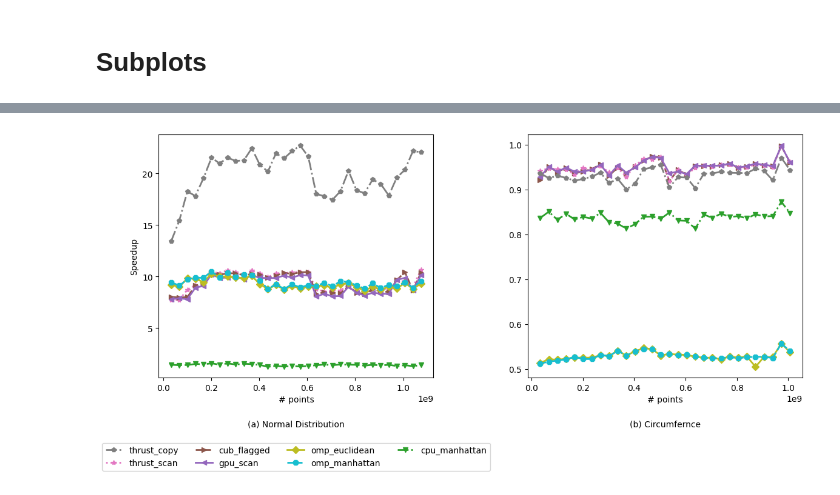
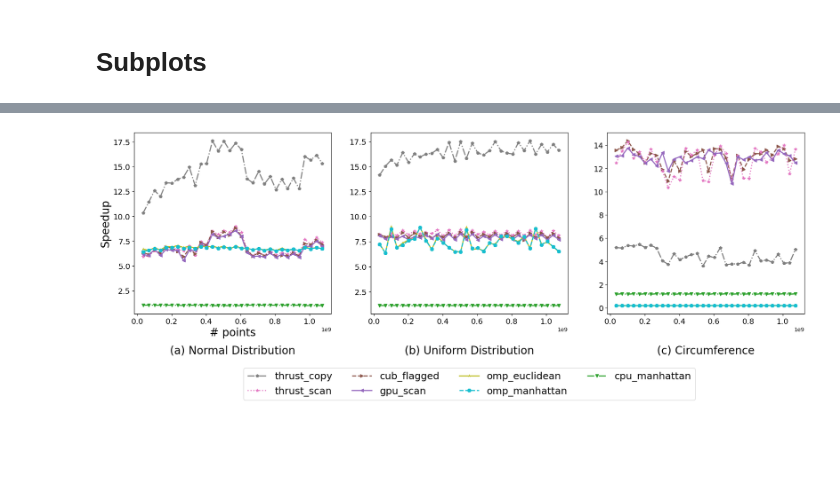
Before and after one commit to rcarrascoc/GPU-2D-Convex_Hull_Filter, a Jupyter notebook: plots/experiments.ipynb, the cells around one changed output, grey strips where cells are left out. Drawn from its saved outputs; the diff is of its cells as text; code cells hidden in the pictures; blank space fills up the shorter version.

```diff
--- a/plots/experiments.ipynb
+++ b/plots/experiments.ipynb
@@ -728,8 +1233,10 @@ sorted_labels_circumference = sorted(legend_labels_circumference, key=lambda x:
 plt.figure(figsize=(10, 6))
 for i, label in enumerate(sorted_labels_circumference):
     if label != 'cpu_euclidean':
-        plt.plot(numero, legend_labels_circumference[label], label=label, color=color_mapping[label], linewidth=2,
-                linestyle=line_styles[label], marker=markers[label], **marker_style)
+        y_values = legend_labels_circumference[label]
+        x_values = numero[:len(y_values)]
+        plt.plot(x_values, y_values, label=label, color=color_mapping[label], linewidth=2,
+                 linestyle=line_styles[label], marker=markers[label], **marker_style)
 plt.xlabel('# points')
 plt.ylabel('Speedup')
 #plt.yscale('log')
@@ -878,9 +1555,11 @@ plt.show()
 # Plot the arrays in the desired order with segmented lines and markers
 plt.figure(figsize=(10, 6))
 for i, label in enumerate(sorted_labels_ch_circumference):
-    if label != 'omp_euclidean' and label != 'omp_manhattan' and label != 'cgal_ch_2' and label != 'cgal_ch_graham' and label != 'cpu_manhattan' and label != 'cpu_euclidean':
-        plt.plot(numero_circumference, legend_labels_ch_circumference[label], label=label, color=color_mapping[label], linewidth=2,
-                linestyle=line_styles[label], marker=markers[label], **marker_style)
+    if label != 'omp_euclidean' and label != 'omp_manhattan' and label != 'cgal_ch_2' and label != 'cgal_graham_andrew' and label != 'cpu_manhattan' and label != 'cpu_euclidean' and label != 'qhull':
+        y_values = legend_labels_ch_circumference[label]
+        x_values = numero[:len(y_values)]
+        plt.plot(x_values, y_values, label=label, color=color_mapping[label], linewidth=2,
+                 linestyle=line_styles[label], marker=markers[label], **marker_style)
 
 plt.xlabel('# points')
 plt.ylabel('Speedup')
@@ -898,8 +1577,10 @@ plt.show()
 plt.figure(figsize=(10, 6))
 for i, label in enumerate(sorted_labels_ch_circumference):
     if label != 'cub_flagged' and label != 'thrust_scan' and label != 'thrust_copy' and label != 'cgal_ch_2':
-        plt.plot(numero_circumference, legend_labels_ch_circumference[label], label=label, color=color_mapping[label], linewidth=2,
-                linestyle=line_styles[label], marker=markers[label], **marker_style)
+        y_values = legend_labels_ch_normal[label]
+        x_values = numero[:len(y_values)]
+        plt.plot(x_values, y_values, label=label, color=color_mapping[label], linewidth=2,
+                 linestyle=line_styles[label], marker=markers[label], **marker_style)
 
 plt.xlabel('# points')
 plt.ylabel('Speedup')
@@ -941,31 +1636,56 @@ plt.show()
 # %%
-fig, axes = plt.subplots(1, 2, figsize=(12, 6), sharey=False)
+font_size = 20
+
+fig, axes = plt.subplots(1, 3, figsize=(22, 6), sharey=False)
 
 # Plot the arrays in the desired order with distinct line styles and markers
 #plt.figure(figsize=(10, 6))
 for i, label in enumerate(sorted_labels_normal):
     if label != 'cpu_euclidean':
-        axes[0].plot(numero, legend_labels_ch_normal[label], label=label, color=color_mapping[label], linewidth=2,
-                linestyle=line_styles[label], marker=markers[label], **marker_style)
+        y_values = legend_labels_normal[label]
+        x_values = numero[:len(y_values)]
+        axes[0].plot(x_values, y_values, label=label, color=color_mapping[label], linewidth=2,
+                 linestyle=line_styles[label], marker=markers[label], **marker_style)
+
+# Plot the arrays in the desired order with distinct line styles and markers
+#plt.figure(figsize=(10, 6))
+for i, label in enumerate(sorted_labels_uniform):
+    if label != 'cpu_euclidean':
+        y_values = legend_labels_uniform[label]
+        x_values = numero[:len(y_values)]
+        axes[1].plot(x_values, y_values, label=label, color=color_mapping[label], linewidth=2,
+                 linestyle=line_styles[label], marker=markers[label], **marker_style)
 
 # Plot the arrays in the desired order with distinct line styles and markers
 #plt.figure(figsize=(10, 6))
 for i, label in enumerate(sorted_labels_circumference):
     if label != 'cpu_euclidean':
-        axes[1].plot(numero_circumference, legend_labels_ch_circumference[label], label=label, color=color_mapping[label], linewidth=2,
-                linestyle=line_styles[label], marker=markers[label], **marker_style)
+        y_values = legend_labels_circumference[label]
+        x_values = numero[:len(y_values)]
+        axes[2].plot(x_values, y_values, label=label, color=color_mapping[label], linewidth=2,
+                 linestyle=line_styles[label], marker=markers[label], **marker_style)
 
-axes[0].legend(bbox_to_anchor=(0.5, -0.25), loc='upper center', ncol=4)
+# legend abajo y al centro de la segunda figura
+axes[1].legend(bbox_to_anchor=(0.5, -0.27), loc='upper center', ncol=4, fontsize=font_size-2)
 
-axes[0].set_xlabel('# points')
-axes[1].set_xlabel('# points')
-axes[0].set_ylabel('Speedup')
+axes[0].set_xlabel('# points', fontsize=font_size)
+#axes[1].set_xlabel('# points', fontsize=font_size)
+axes[0].set_ylabel('Speedup', fontsize=font_size)
 
-axes[0].text(0.5, -0.2, "(a) Normal Distribution", ha='center', transform=axes[0].transAxes)
-axes[1].text(0.5, -0.2, "(b) Circumfernce", ha='center', transform=axes[1].transAxes)
+axes[0].text(0.5, -0.22, "(a) Normal Distribution", ha='center', transform=axes[0].transAxes, fontsize=font_size)
+axes[1].text(0.5, -0.22, "(b) Uniform Distribution", ha='center', transform=axes[1].transAxes, fontsize=font_size)
+axes[2].text(0.5, -0.22, "(c) Circumference", ha='center', transform=axes[2].transAxes, fontsize=font_size)
 
-plt.tight_layout()
+# axis set font size
+axes[0].tick_params(axis='both', which='major', labelsize=font_size-6)
+axes[1].tick_params(axis='both', which='major', labelsize=font_size-6)
+axes[2].tick_params(axis='both', which='major', labelsize=font_size-6)
+
+#plt.tight_layout()
+
+# save plot in a pdf file
+plt.savefig('filter_speedup.pdf', bbox_inches='tight')
 
 plt.show()
 # %% [output]
-[figure, old version]
+[figure, new version]
```
Also changed, not shown: parts of 30 cells of this notebook, 10 other files.
